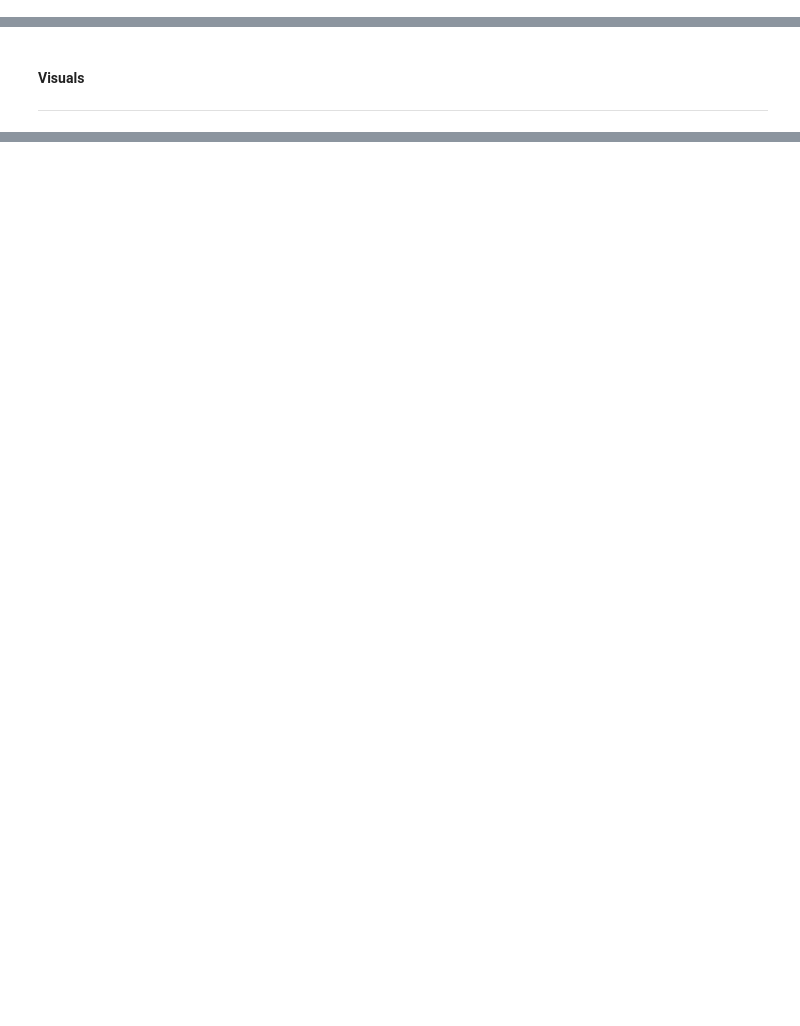
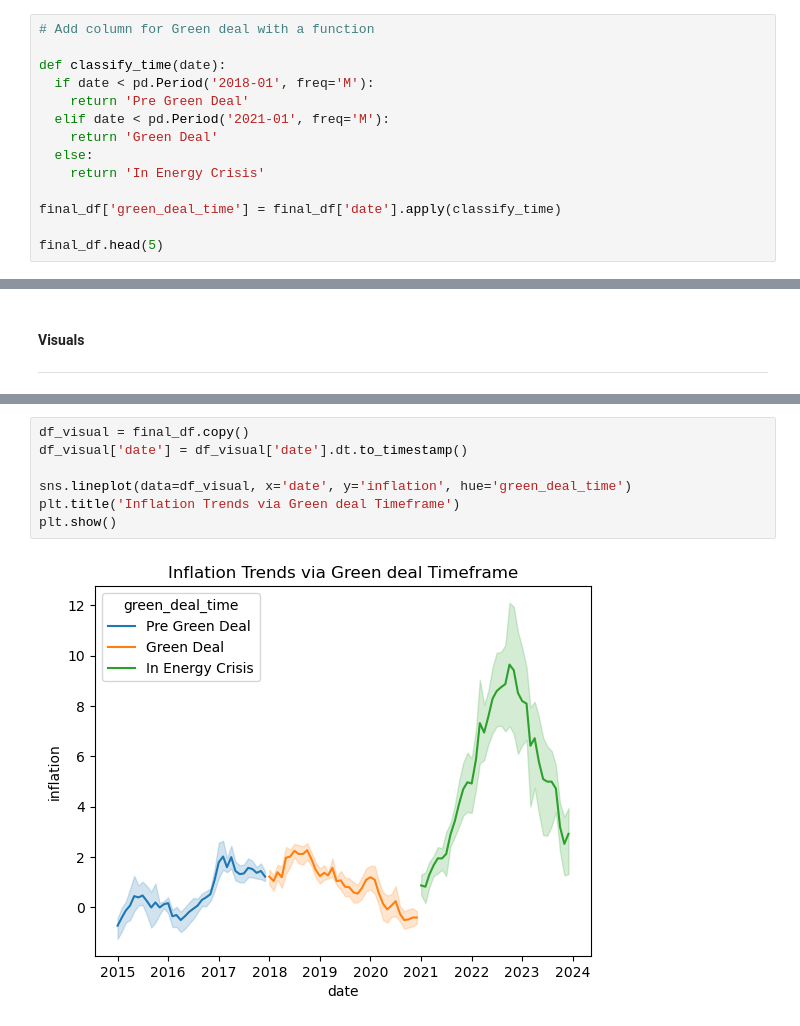
Before and after one commit to meisnerfiona-it/economic-impact-of-green-deal, a Jupyter notebook: 03_merge_datasets_Fiona.ipynb, the cells around one changed output, grey strips where cells are left out. Cells and saved outputs as stored; diff of their text form; blank space fills up the shorter version.

Commit message:
Final cleaned and merged data

```diff
--- a/03_merge_datasets_Fiona.ipynb
+++ b/03_merge_datasets_Fiona.ipynb
@@ -219,0 +231,14 @@ final_df["date"].min(), final_df["date"].max()
+# %%
+# Add column for Green deal with a function
+
+def classify_time(date):
+  if date < pd.Period('2018-01', freq='M'):
+    return 'Pre Green Deal'
+  elif date < pd.Period('2021-01', freq='M'):
+    return 'Green Deal'
+  else:
+    return 'In Energy Crisis'
+
+final_df['green_deal_time'] = final_df['date'].apply(classify_time)
+
+final_df.head(5)
@@ -222,0 +274,9 @@ final_df["date"].min(), final_df["date"].max()
+# %%
+df_visual = final_df.copy()
+df_visual['date'] = df_visual['date'].dt.to_timestamp()
+
+sns.lineplot(data=df_visual, x='date', y='inflation', hue='green_deal_time')
+plt.title('Inflation Trends via Green deal Timeframe')
+plt.show()
+# %% [output]
+[figure, added]
```
Also changed, not shown: parts of 9 cells of this notebook, 1 other file.
